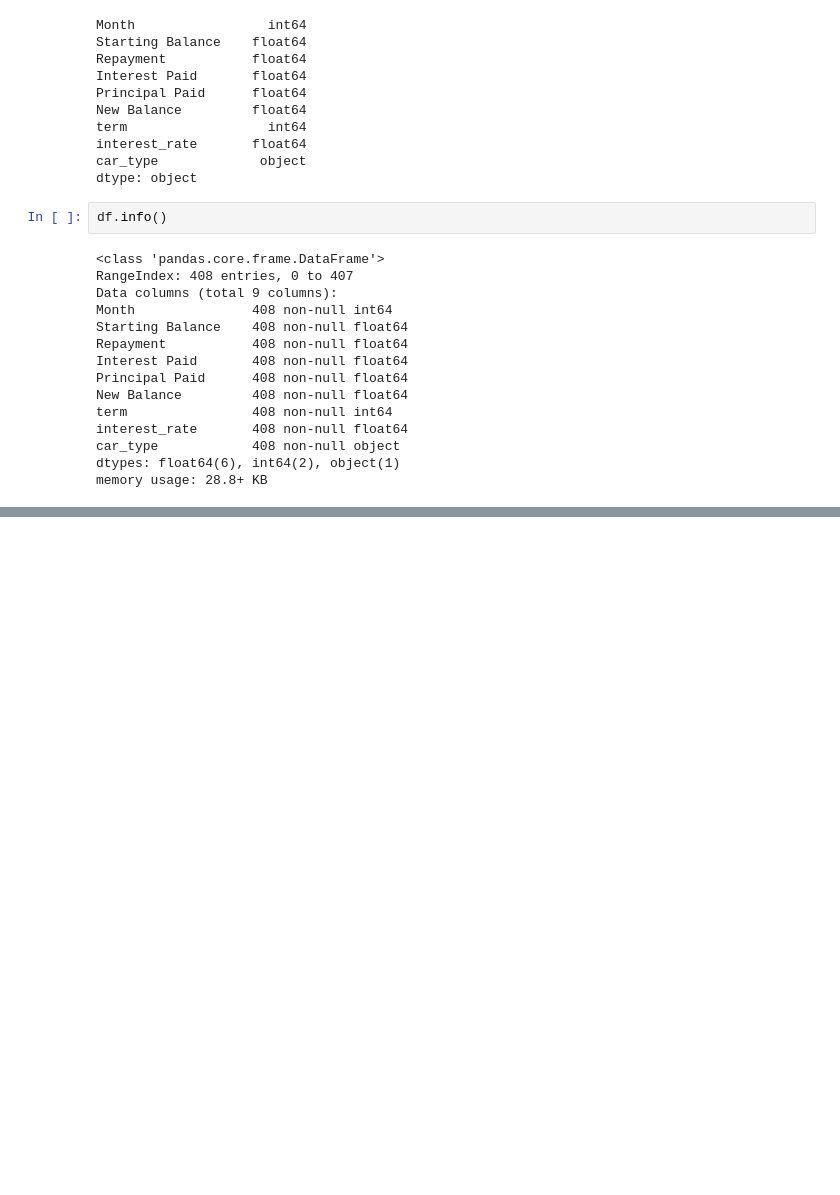
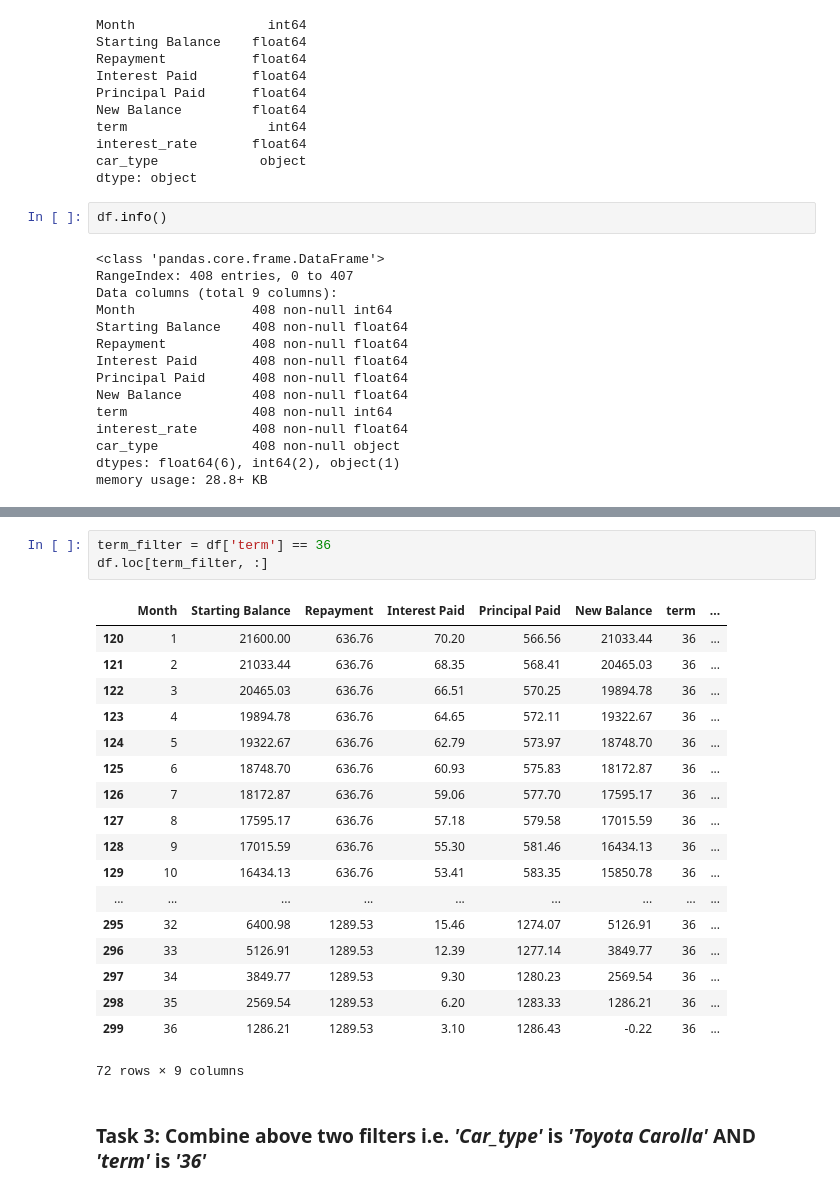
Before and after one commit to omarubaid/data-analysis-and-visualization, a Jupyter notebook: Pandas_.ipynb, the cells around one changed output, grey strips where cells are left out. Cells and saved outputs as stored; diff of their text form; blank space fills up the shorter version.

```diff
--- a/Pandas_.ipynb
+++ b/Pandas_.ipynb
@@ -162,0 +206,24 @@ memory usage: 28.8+ KB
+# %%
+term_filter = df['term'] == 36
+df.loc[term_filter, :]
+# %% [output]
+|  | Month | Starting Balance | Repayment | Interest Paid | Principal Paid | New Balance | term | ... |
+| 120 | 1 | 21600.00 | 636.76 | 70.20 | 566.56 | 21033.44 | 36 | ... |
+| 121 | 2 | 21033.44 | 636.76 | 68.35 | 568.41 | 20465.03 | 36 | ... |
+| 122 | 3 | 20465.03 | 636.76 | 66.51 | 570.25 | 19894.78 | 36 | ... |
+| 123 | 4 | 19894.78 | 636.76 | 64.65 | 572.11 | 19322.67 | 36 | ... |
+| 124 | 5 | 19322.67 | 636.76 | 62.79 | 573.97 | 18748.70 | 36 | ... |
+| 125 | 6 | 18748.70 | 636.76 | 60.93 | 575.83 | 18172.87 | 36 | ... |
+| 126 | 7 | 18172.87 | 636.76 | 59.06 | 577.70 | 17595.17 | 36 | ... |
+| 127 | 8 | 17595.17 | 636.76 | 57.18 | 579.58 | 17015.59 | 36 | ... |
+| 128 | 9 | 17015.59 | 636.76 | 55.30 | 581.46 | 16434.13 | 36 | ... |
+| 129 | 10 | 16434.13 | 636.76 | 53.41 | 583.35 | 15850.78 | 36 | ... |
+| ... | ... | ... | ... | ... | ... | ... | ... | ... |
+| 295 | 32 | 6400.98 | 1289.53 | 15.46 | 1274.07 | 5126.91 | 36 | ... |
+| 296 | 33 | 5126.91 | 1289.53 | 12.39 | 1277.14 | 3849.77 | 36 | ... |
+| 297 | 34 | 3849.77 | 1289.53 | 9.30 | 1280.23 | 2569.54 | 36 | ... |
+| 298 | 35 | 2569.54 | 1289.53 | 6.20 | 1283.33 | 1286.21 | 36 | ... |
+| 299 | 36 | 1286.21 | 1289.53 | 3.10 | 1286.43 | -0.22 | 36 | ... |
+72 rows × 9 columns
+# %% [markdown]
+### Task 3: Combine above two filters i.e. *'Car_type'* is *'Toyota Carolla'* AND *'term'* is *'36'*
```
Also changed, not shown: parts of 77 cells of this notebook.
